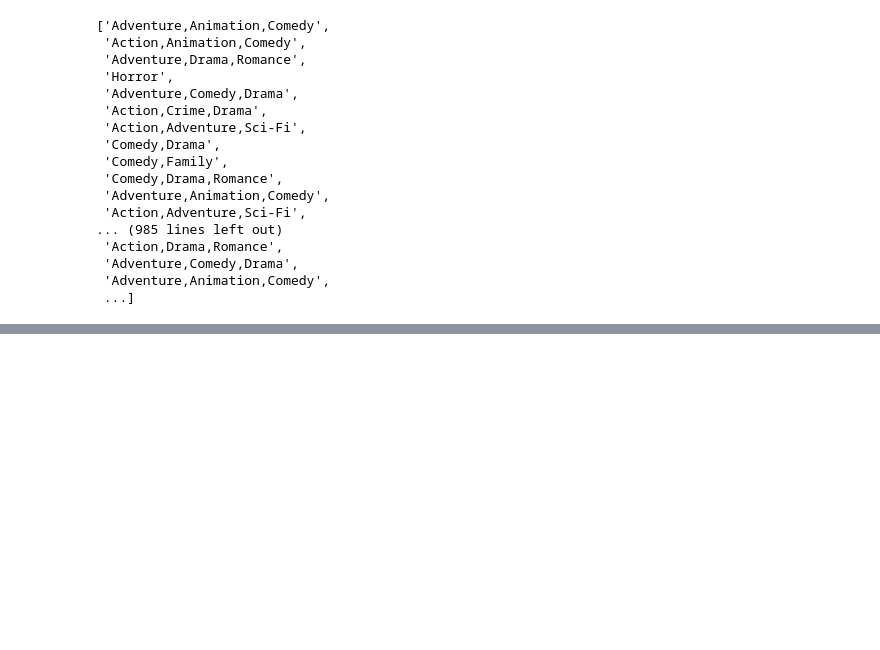
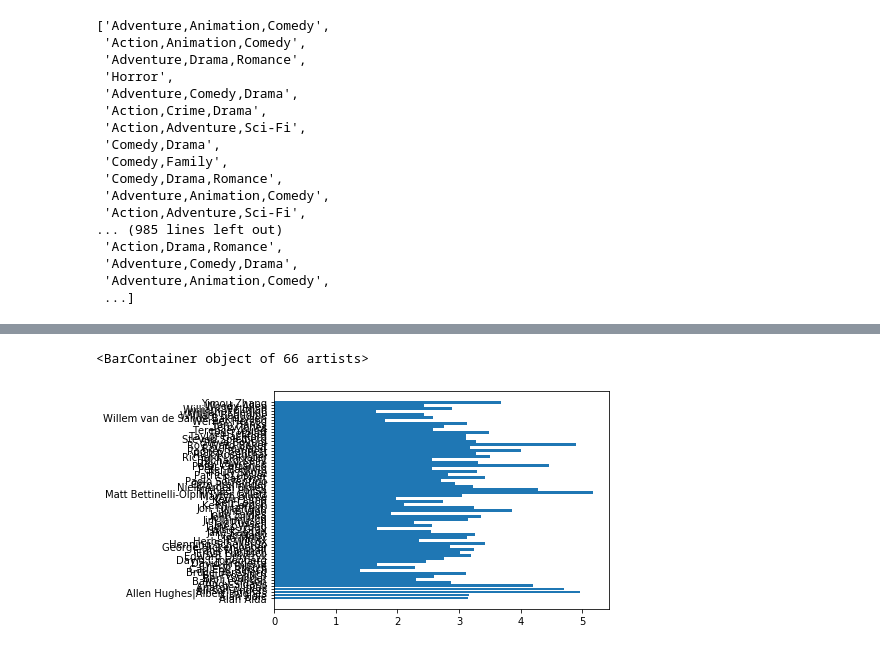
Before and after one commit to benspils/movie-content-analysis, a Jupyter notebook: Setting Up Data.ipynb, the cells around one changed output, grey strips where cells are left out. Saved outputs shown, nothing was run; the diff lists cells and outputs as text; code cells hidden in the pictures; blank space fills up the shorter version.

```diff
--- a/Setting Up Data.ipynb
+++ b/Setting Up Data.ipynb
@@ -219,0 +301,2 @@ Name: success_score, dtype: float64
+# %%
+master_table = pd.merge(master_table, data['movie_info'],on='id')
@@ -219,0 +313,6 @@ Name: success_score, dtype: float64
+# %%
+master_table.groupby("director").mean().sort_values("success_score", ascending=False)
+plt.barh(master_table.groupby("director").mean().index, master_table.groupby("director").mean().worldwide_gross/master_table.groupby("director").mean().production_budget)
+# %% [output]
+<BarContainer object of 66 artists>
+[figure, added]
```
Also changed, not shown: parts of 18 cells of this notebook.
